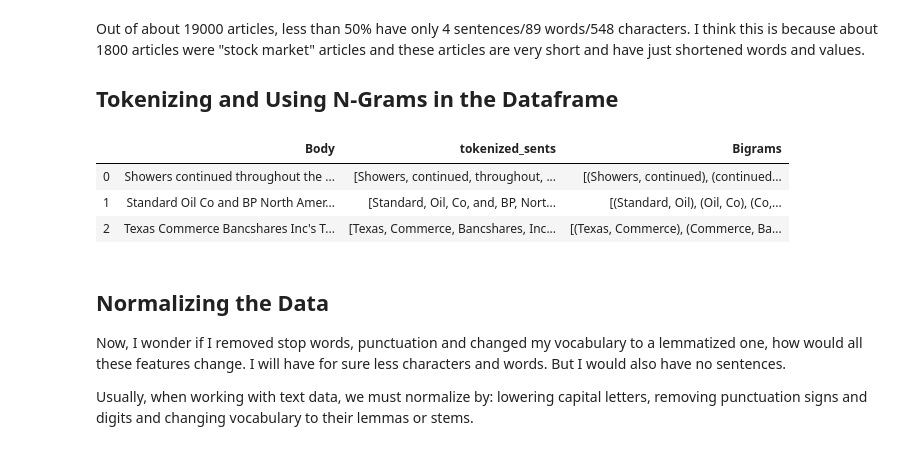
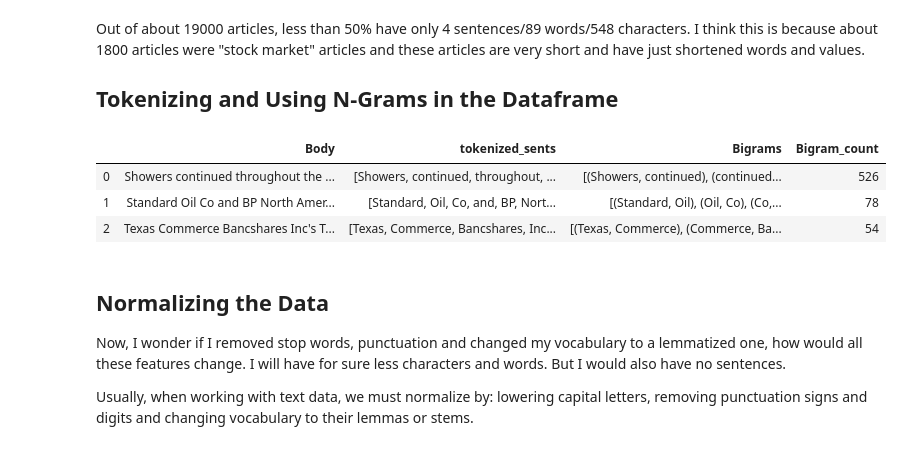
Before and after one commit to sedv8808/Simple_Word_Counting, a Jupyter notebook: Simple_Word_Counting.ipynb, the cells around one changed output. Drawn from its saved outputs; the diff is of its cells as text; code cells hidden in the pictures.

Commit message:
add bigrams

```diff
--- a/Simple_Word_Counting.ipynb
+++ b/Simple_Word_Counting.ipynb
@@ -225,11 +225,12 @@ Out of about 19000 articles, less than 50% have only 4 sentences/89 words/548 ch
 # %%
 from nltk.util import ngrams
 
 df_corpora['tokenized_sents'] = df_corpora.apply(lambda row: nltk.word_tokenize(row['Body']), axis=1)
 df_corpora['Bigrams']= df_corpora['tokenized_sents'].apply(lambda row: list(nltk.ngrams(row, 2)))
-df_corpora[['Body','tokenized_sents', 'Bigrams']].head(3)
+df_corpora['Bigram_count'] = df_corpora['Bigrams'].str.len()
+df_corpora[['Body','tokenized_sents', 'Bigrams', 'Bigram_count']].head(3)
 # %% [output]
-|  | Body | tokenized_sents | Bigrams |
-| 0 | Showers continued throughout the ... | [Showers, continued, throughout, ... | [(Showers, continued), (continued... |
-| 1 | Standard Oil Co and BP North Amer... | [Standard, Oil, Co, and, BP, Nort... | [(Standard, Oil), (Oil, Co), (Co,... |
-| 2 | Texas Commerce Bancshares Inc's T... | [Texas, Commerce, Bancshares, Inc... | [(Texas, Commerce), (Commerce, Ba... |
+|  | Body | tokenized_sents | Bigrams | Bigram_count |
+| 0 | Showers continued throughout the ... | [Showers, continued, throughout, ... | [(Showers, continued), (continued... | 526 |
+| 1 | Standard Oil Co and BP North Amer... | [Standard, Oil, Co, and, BP, Nort... | [(Standard, Oil), (Oil, Co), (Co,... | 78 |
+| 2 | Texas Commerce Bancshares Inc's T... | [Texas, Commerce, Bancshares, Inc... | [(Texas, Commerce), (Commerce, Ba... | 54 |
```
Also changed, not shown: parts of 4 cells of this notebook.
